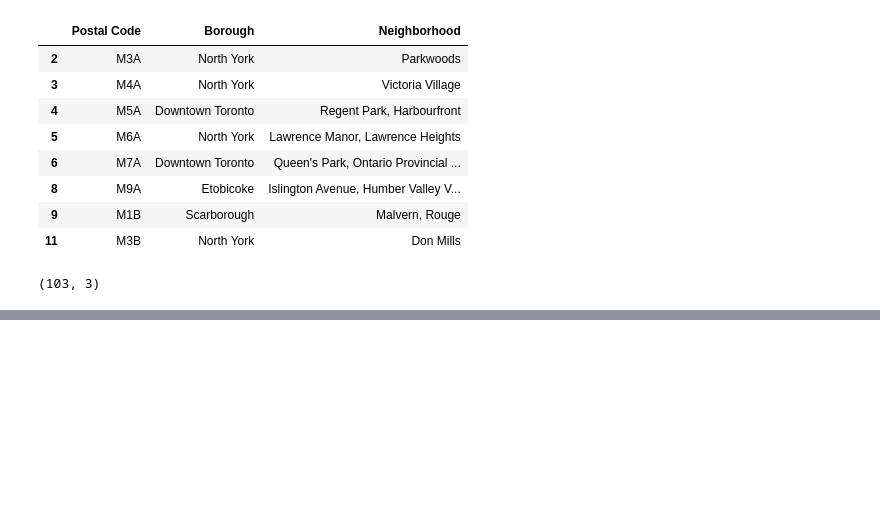
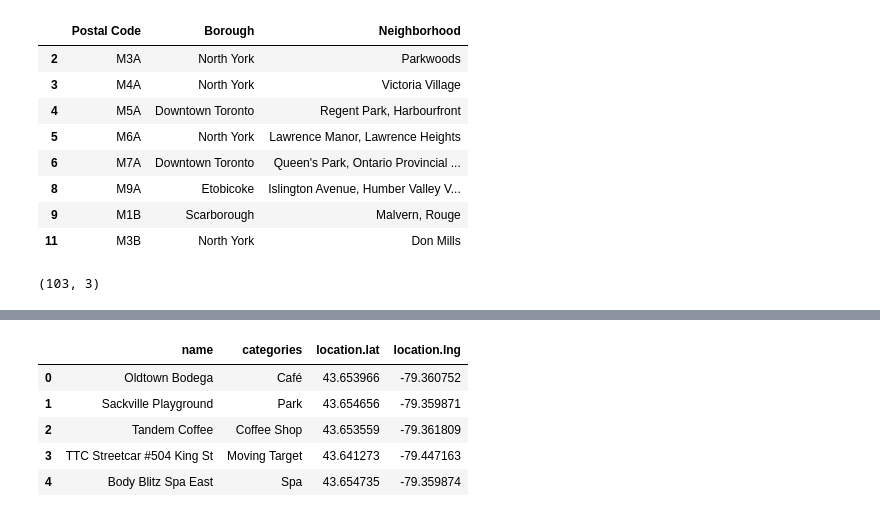
Before and after one commit to Timndg2030/Assignment-1, a Jupyter notebook: Capstone_Assignment_WK3.ipynb, the cells around one changed output, grey strips where cells are left out. Cells and saved outputs as stored; diff of their text form; code cells hidden in the pictures; blank space fills up the shorter version.

```diff
--- a/Capstone_Assignment_WK3.ipynb
+++ b/Capstone_Assignment_WK3.ipynb
@@ -55,0 +135,30 @@ df_merged
+# %%
+# function that extracts the category of the venue from JSON
+def get_category_type(row):
+    try:
+        #print(row['categories'][0]['name'])
+        return row['categories'][0]['name']
+    except:
+        #print("Uncategorized")
+        return "Uncategorized"
+# %%
+# filter columns
+filtered_columns = ['name', 'categories', 'location.lat', 'location.lng']
+venues = venues1.loc[:, filtered_columns]
+
+# filter the category for each row
+venues['categories'] = venues.apply(get_category_type, axis=1)
+
+# clean columns
+#venues.columns = [col.split(".")[-1] for col in venues.columns]
+#venues = venues.dropna(how='any',axis=0)
+#venues.reset_index(drop=True, inplace=True)
+
+venues.head()
+# %% [output]
+|  | name | categories | location.lat | location.lng |
+| 0 | Oldtown Bodega | Café | 43.653966 | -79.360752 |
+| 1 | Sackville Playground | Park | 43.654656 | -79.359871 |
+| 2 | Tandem Coffee | Coffee Shop | 43.653559 | -79.361809 |
+| 3 | TTC Streetcar #504 King St | Moving Target | 43.641273 | -79.447163 |
+| 4 | Body Blitz Spa East | Spa | 43.654735 | -79.359874 |
```
Also changed, not shown: parts of 17 cells of this notebook.
